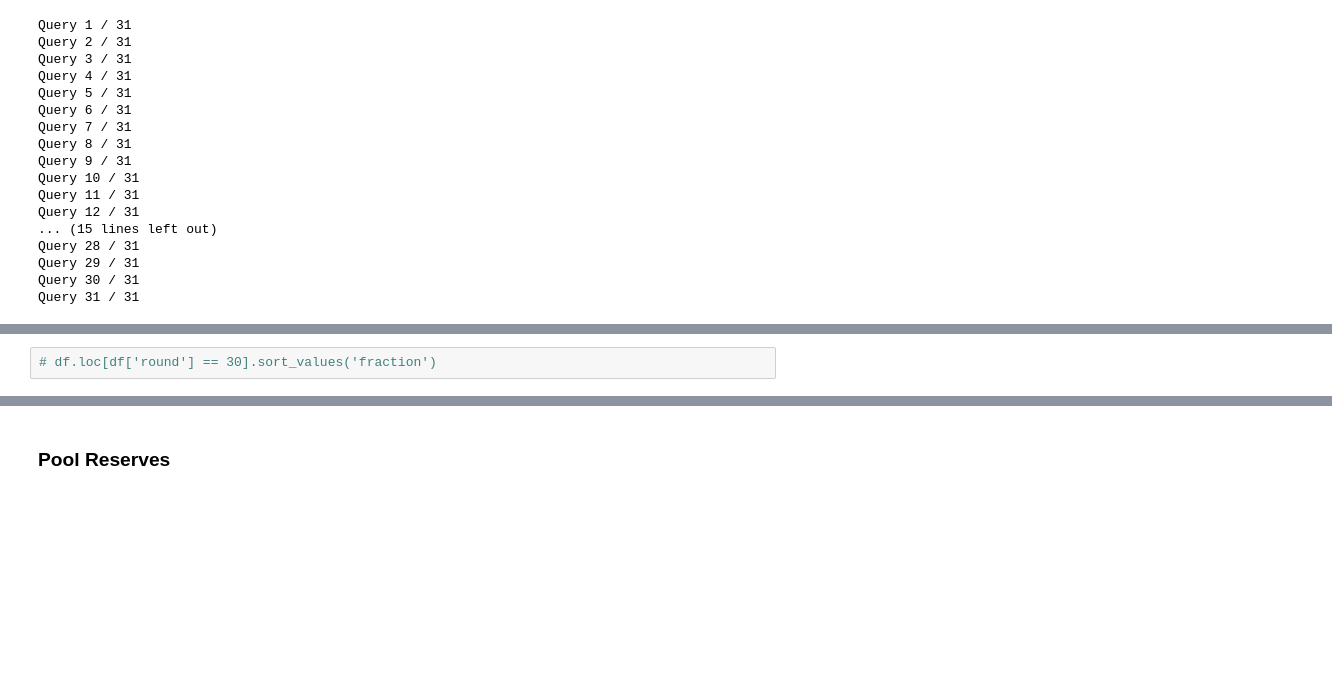
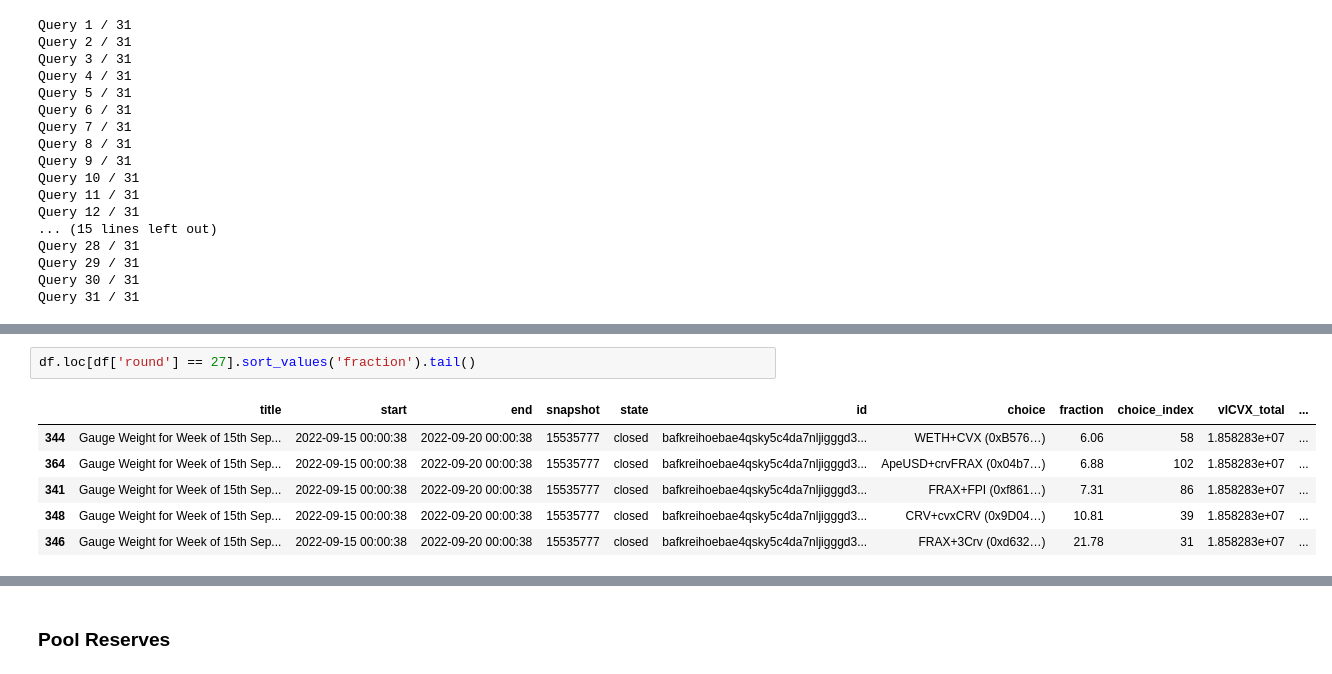
Before and after one commit to bam4564/flywheel, a Jupyter notebook: VotiumBribes.ipynb, the cells around one changed output, grey strips where cells are left out. Cells and saved outputs as stored; diff of their text form; blank space fills up the shorter version.

```diff
--- a/VotiumBribes.ipynb
+++ b/VotiumBribes.ipynb
@@ -177,3 +320,10 @@ df = df.sort_values('round').reset_index(drop=True)
 # %%
-# df.loc[df['round'] == 30].sort_values('fraction')
+df.loc[df['round'] == 27].sort_values('fraction').tail()
+# %% [output]
+|  | title | start | end | snapshot | state | id | choice | fraction | choice_index | vlCVX_total | ... |
+| 344 | Gauge Weight for Week of 15th Sep... | 2022-09-15 00:00:38 | 2022-09-20 00:00:38 | 15535777 | closed | bafkreihoebae4qsky5c4da7nljigggd3... | WETH+CVX (0xB576…) | 6.06 | 58 | 1.858283e+07 | ... |
+| 364 | Gauge Weight for Week of 15th Sep... | 2022-09-15 00:00:38 | 2022-09-20 00:00:38 | 15535777 | closed | bafkreihoebae4qsky5c4da7nljigggd3... | ApeUSD+crvFRAX (0x04b7…) | 6.88 | 102 | 1.858283e+07 | ... |
+| 341 | Gauge Weight for Week of 15th Sep... | 2022-09-15 00:00:38 | 2022-09-20 00:00:38 | 15535777 | closed | bafkreihoebae4qsky5c4da7nljigggd3... | FRAX+FPI (0xf861…) | 7.31 | 86 | 1.858283e+07 | ... |
+| 348 | Gauge Weight for Week of 15th Sep... | 2022-09-15 00:00:38 | 2022-09-20 00:00:38 | 15535777 | closed | bafkreihoebae4qsky5c4da7nljigggd3... | CRV+cvxCRV (0x9D04…) | 10.81 | 39 | 1.858283e+07 | ... |
+| 346 | Gauge Weight for Week of 15th Sep... | 2022-09-15 00:00:38 | 2022-09-20 00:00:38 | 15535777 | closed | bafkreihoebae4qsky5c4da7nljigggd3... | FRAX+3Crv (0xd632…) | 21.78 | 31 | 1.858283e+07 | ... |
 # %%
```
Also changed, not shown: parts of 44 cells of this notebook.
